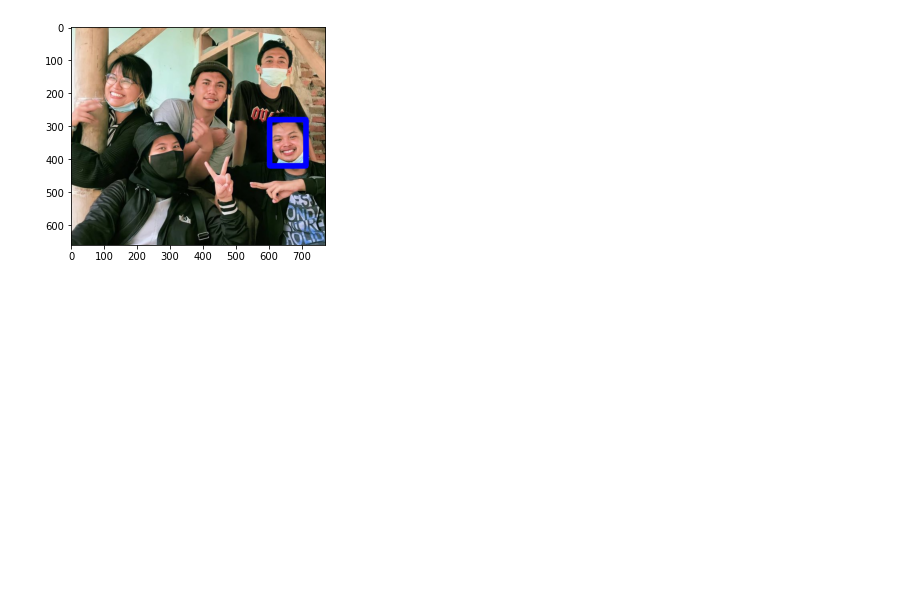
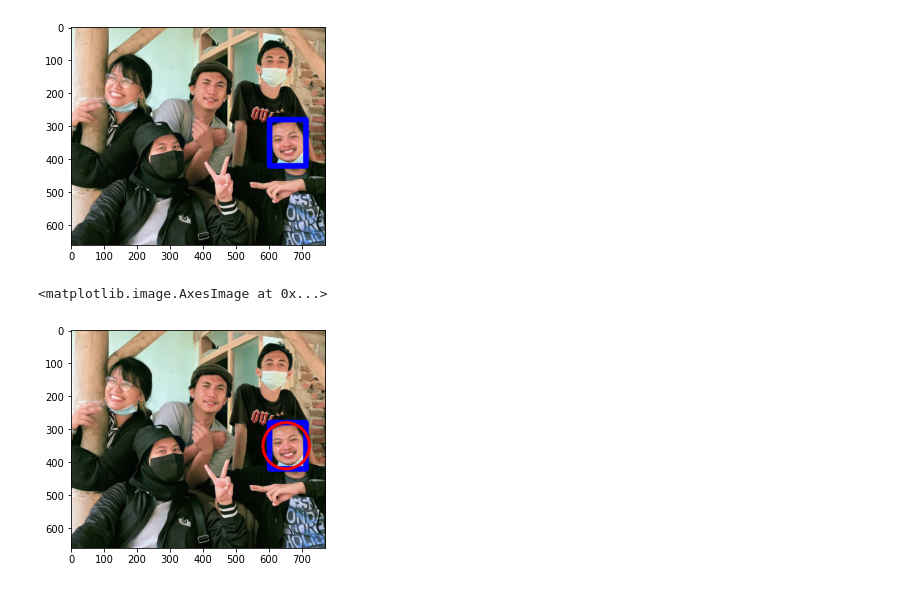
Before and after one commit to raihanrach/PCVK_Genap_2021, a Jupyter notebook: week2.ipynb, the cells around one changed output. Saved outputs shown, nothing was run; the diff lists cells and outputs as text; code cells hidden in the pictures; blank space fills up the shorter version.

```diff
--- a/week2.ipynb
+++ b/week2.ipynb
@@ -214,3 +213,9 @@ plt.imshow(img)
 # %% [output]
 <matplotlib.image.AxesImage at 0x...>
 [figure]
+# %%
+cv.circle(img,center=(650,350),radius=70,color=(255,0,0),thickness=8)
+plt.imshow(img)
+# %% [output]
+<matplotlib.image.AxesImage at 0x...>
+[figure, added]
```
Also changed, not shown: parts of 1 cell of this notebook.
